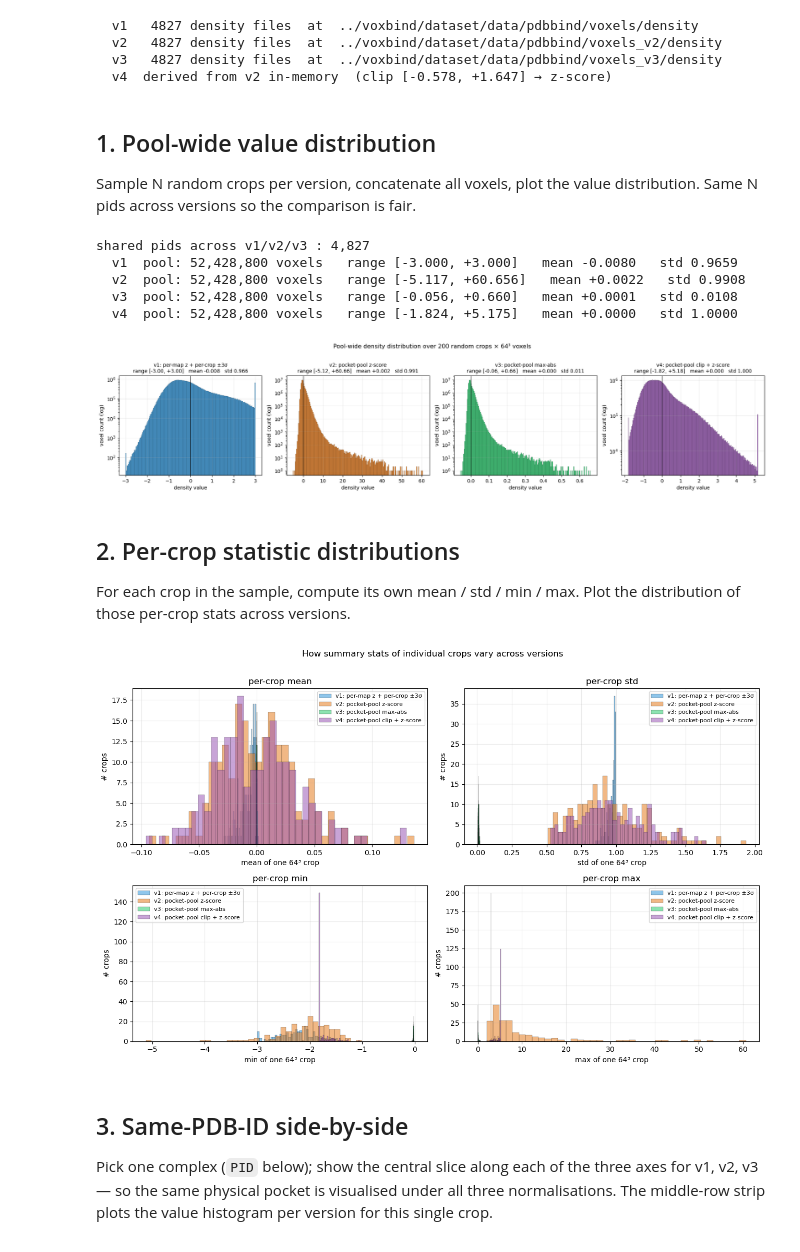
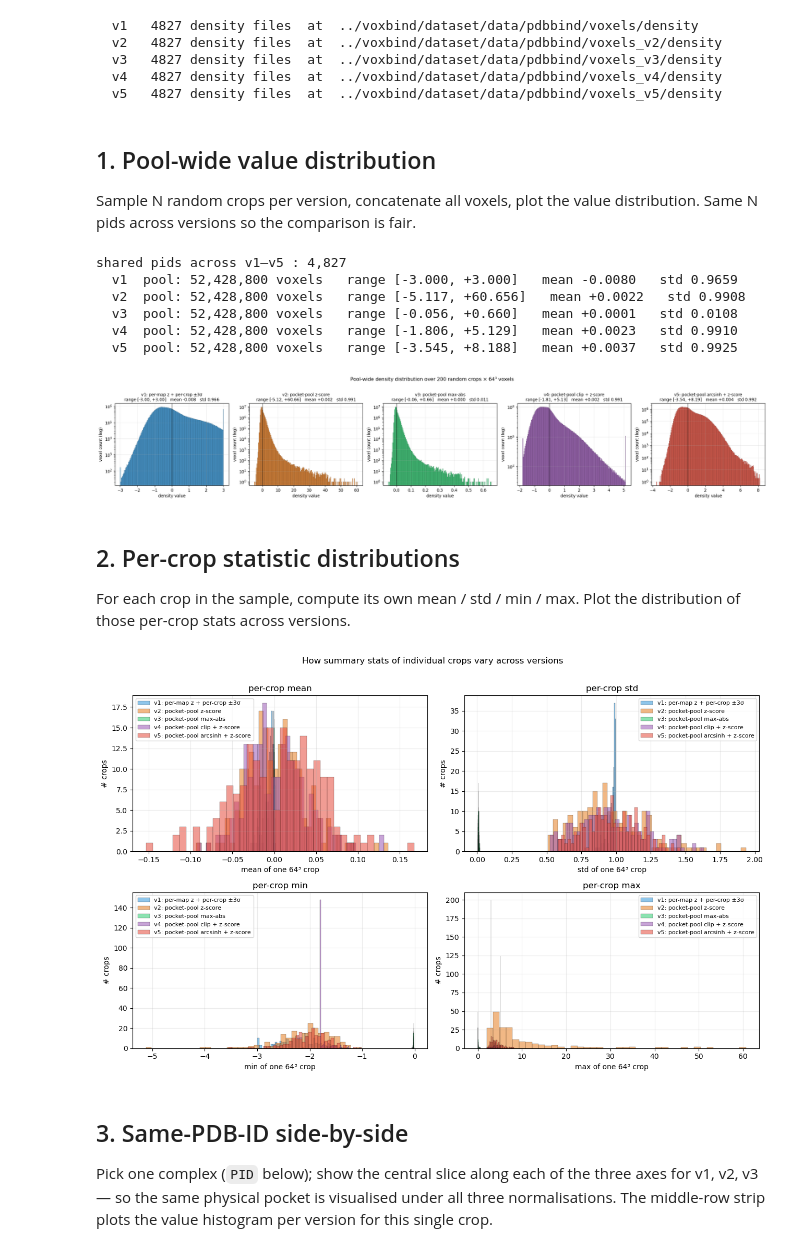
Before and after one commit to seonghyun26/VoxBind, a Jupyter notebook: notebook/01c_density_distribution.ipynb, the cells around one changed output. Drawn from its saved outputs; the diff is of its cells as text; code cells hidden in the pictures.

Commit message:
upd - pdbbind tune

```diff
--- a/notebook/01c_density_distribution.ipynb
+++ b/notebook/01c_density_distribution.ipynb
@@ -31,50 +33,24 @@ VOX_DIRS = {
     "v1": PDBBIND_DIR / "voxels",
     "v2": PDBBIND_DIR / "voxels_v2",
     "v3": PDBBIND_DIR / "voxels_v3",
+    "v4": PDBBIND_DIR / "voxels_v4",
+    "v5": PDBBIND_DIR / "voxels_v5",
 }
-VERSIONS = ["v1", "v2", "v3", "v4"]            # v4 is derived from v2 in-memory (no dir)
-COLOR = {"v1": "#3498db", "v2": "#e67e22", "v3": "#2ecc71", "v4": "#9b59b6"}
+VERSIONS = ["v1", "v2", "v3", "v4", "v5"]       # all on disk (poolnorm generates v2–v5)
+COLOR = {"v1": "#3498db", "v2": "#e67e22", "v3": "#2ecc71", "v4": "#9b59b6", "v5": "#e74c3c"}
 LABEL = {
     "v1": "v1: per-map z + per-crop ±3σ",
     "v2": "v2: pocket-pool z-score",
     "v3": "v3: pocket-pool max-abs",
     "v4": "v4: pocket-pool clip + z-score",
+    "v5": "v5: pocket-pool arcsinh + z-score",
 }
 
-# ── v4: derived from v2 by inverting its z-score, clipping raw, re-z-scoring ──────
-# raw = v2·σ_v2 + μ_v2            (recover raw 2Fo-Fc units from the stored v2 crop)
-# v4  = (clip(raw, [CLIP_LO, CLIP_HI]) − μ_clip) / σ_clip
-V2_STATS = json.loads((VOX_DIRS["v2"] / "stats.json").read_text())
-V2_MU, V2_SIGMA = V2_STATS["mu"], V2_STATS["sigma"]
-CLIP_LO, CLIP_HI = -0.578, +1.647              # raw units; same window as CrossDocked v4
-_V4 = {"mu_clip": None, "sigma_clip": None}    # filled lazily from the pool sample
-
-def _ensure_v4_stats(n=200, seed=0):
-    """Compute v4's pocket-pool z-score constants over the same 200-crop sample the
-    rest of the notebook uses (seed 0), so v4's scale is internally consistent."""
-    if _V4["mu_clip"] is not None:
-        return
-    pids = sorted(p.stem for p in (VOX_DIRS["v2"] / "density").glob("*.npy"))
-    pids = random.Random(seed).sample(pids, k=min(n, len(pids)))
-    pool = np.concatenate([
-        np.clip(np.load(VOX_DIRS["v2"] / "density" / f"{pid}.npy").astype(np.float32)
-                * V2_SIGMA + V2_MU, CLIP_LO, CLIP_HI).ravel()
-        for pid in pids
-    ])
-    _V4["mu_clip"], _V4["sigma_clip"] = float(pool.mean()), float(pool.std())
-
 def load_density(v, pid):
-    """Load a 64³ density crop for version v. v1/v2/v3 from disk; v4 derived from v2."""
-    if v == "v4":
-        _ensure_v4_stats()
-        raw = np.load(VOX_DIRS["v2"] / "density" / f"{pid}.npy").astype(np.float32) * V2_SIGMA + V2_MU
-        return (np.clip(raw, CLIP_LO, CLIP_HI) - _V4["mu_clip"]) / _V4["sigma_clip"]
+    """Load a 64³ density crop for version v from disk."""
     return np.load(VOX_DIRS[v] / "density" / f"{pid}.npy").astype(np.float32)
 
 for v in VERSIONS:
-    if v == "v4":
-        print(f"  {v}  derived from v2 in-memory  (clip [{CLIP_LO:+.3f}, {CLIP_HI:+.3f}] → z-score)")
-        continue
     d = VOX_DIRS[v]
     n = len(list((d / "density").glob("*.npy"))) if (d / "density").exists() else 0
     print(f"  {v}  {n:>5} density files  at  {d / 'density'}")
@@ -82,7 +58,8 @@ for v in VERSIONS:
   v1   4827 density files  at  ../voxbind/dataset/data/pdbbind/voxels/density
   v2   4827 density files  at  ../voxbind/dataset/data/pdbbind/voxels_v2/density
   v3   4827 density files  at  ../voxbind/dataset/data/pdbbind/voxels_v3/density
-  v4  derived from v2 in-memory  (clip [-0.578, +1.647] → z-score)
+  v4   4827 density files  at  ../voxbind/dataset/data/pdbbind/voxels_v4/density
+  v5   4827 density files  at  ../voxbind/dataset/data/pdbbind/voxels_v5/density
 # %% [markdown]
 ## 1. Pool-wide value distribution
 
@@ -91,10 +68,10 @@ Sample N random crops per version, concatenate all voxels, plot the value distri
 N_SAMPLE = 200            # 200 × 64³ = ~52 M voxels per version → enough for a clean histogram
 rng = random.Random(0)
 
-# Common pid pool: pids present in ALL on-disk versions (v4 shares v2's pids)
+# Common pid pool: pids present in ALL versions (atoms + all 5 density variants share pids)
 pids_per_ver = {v: {p.stem for p in (d / "density").glob("*.npy")} for v, d in VOX_DIRS.items()}
 shared = sorted(set.intersection(*pids_per_ver.values()))
-print(f"shared pids across v1/v2/v3 : {len(shared):,}")
+print(f"shared pids across v1–v5 : {len(shared):,}")
 sample_pids = rng.sample(shared, k=min(N_SAMPLE, len(shared)))
 
 pooled = {}
@@ -105,31 +82,32 @@ for v in VERSIONS:
           f"range [{pooled[v].min():+.3f}, {pooled[v].max():+.3f}]   "
           f"mean {pooled[v].mean():+.4f}   std {pooled[v].std():.4f}")
 # %% [output]
-shared pids across v1/v2/v3 : 4,827
+shared pids across v1–v5 : 4,827
   v1  pool: 52,428,800 voxels   range [-3.000, +3.000]   mean -0.0080   std 0.9659
   v2  pool: 52,428,800 voxels   range [-5.117, +60.656]   mean +0.0022   std 0.9908
   v3  pool: 52,428,800 voxels   range [-0.056, +0.660]   mean +0.0001   std 0.0108
-  v4  pool: 52,428,800 voxels   range [-1.824, +5.175]   mean +0.0000   std 1.0000
+  v4  pool: 52,428,800 voxels   range [-1.806, +5.129]   mean +0.0023   std 0.9910
+  v5  pool: 52,428,800 voxels   range [-3.545, +8.188]   mean +0.0037   std 0.9925
 # %%
-fig, axes = plt.subplots(1, 4, figsize=(19, 4.2))
+fig, axes = plt.subplots(1, 5, figsize=(23, 4.2))
 for ax, v in zip(axes, VERSIONS):
     vals = pooled[v]
     ax.hist(vals, bins=200, color=COLOR[v], edgecolor="black", linewidth=0.2, alpha=0.85)
     ax.set_yscale("log")
     ax.axvline(0, color="k", linewidth=0.7)
     ax.set_title(
         f"{LABEL[v]}\nrange [{vals.min():+.2f}, {vals.max():+.2f}]   "
         f"mean {vals.mean():+.3f}   std {vals.std():.3f}",
         fontsize=10,
     )
     ax.set_xlabel("density value")
     ax.set_ylabel("voxel count (log)")
     ax.grid(alpha=0.25)
 fig.suptitle(f"Pool-wide density distribution over {N_SAMPLE} random crops × 64³ voxels", y=1.02)
 fig.tight_layout()
 plt.show()
 # %% [output]
-[figure, old version]
+[figure, new version]
 # %% [markdown]
 ## 2. Per-crop statistic distributions
 
@@ -162,7 +140,7 @@ fig.suptitle("How summary stats of individual crops vary across versions", y=1.0
 fig.tight_layout()
 plt.show()
 # %% [output]
-[figure, old version]
+[figure, new version]
 # %% [markdown]
 ## 3. Same-PDB-ID side-by-side
 
```
Also changed, not shown: parts of 11 cells of this notebook, 11 other files.
